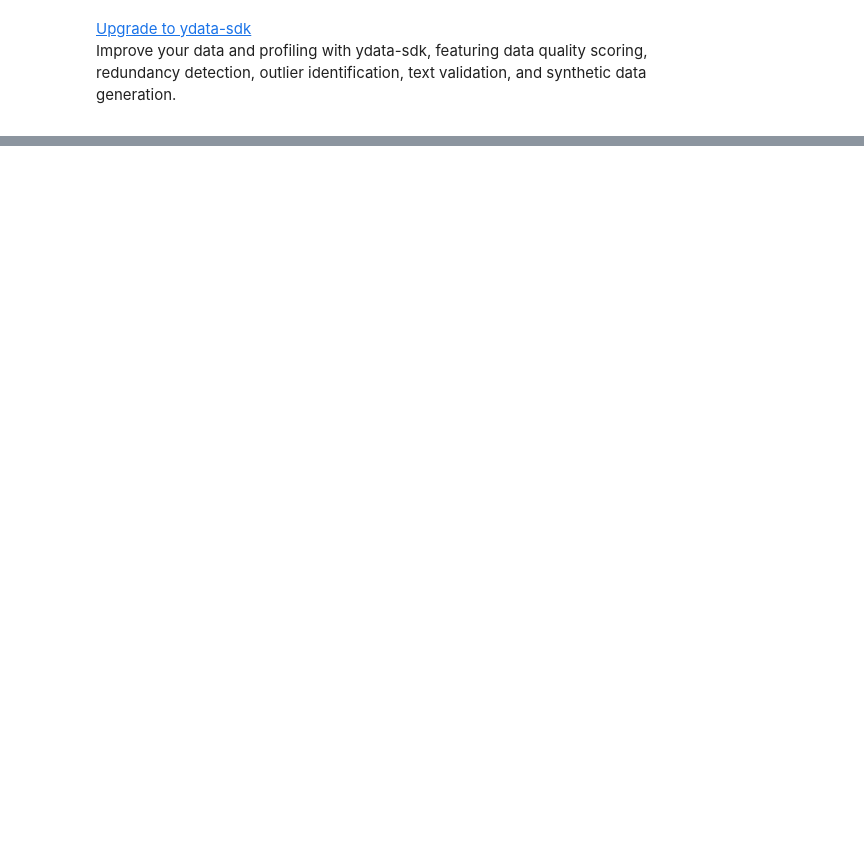
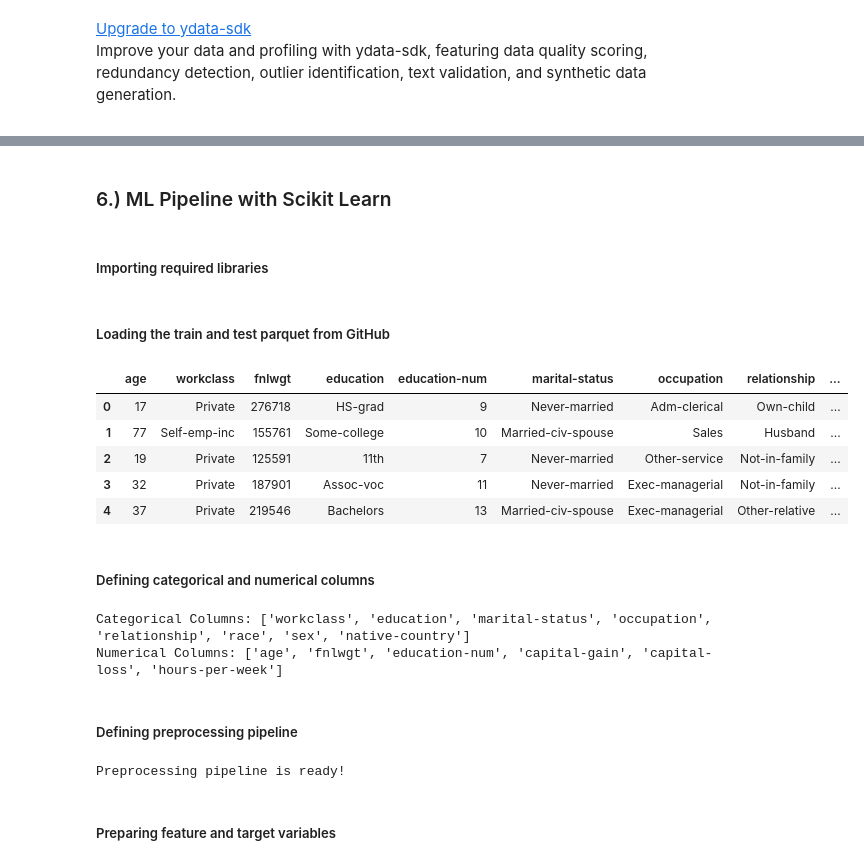
Before and after one commit to ParasharAayush/MLOps_Adult_Income_Dataset, a Jupyter notebook: Notebook 1.ipynb, the cells around one changed output, grey strips where cells are left out. Drawn from its saved outputs; the diff is of its cells as text; code cells hidden in the pictures; blank space fills up the shorter version.

```diff
--- a/Notebook 1.ipynb
+++ b/Notebook 1.ipynb
@@ -129,0 +129,4 @@ NameError: name 'pd' is not defined
+# %% [markdown]
+### 6.) ML Pipeline with Scikit Learn
+# %% [markdown]
+##### Importing required libraries
@@ -129,0 +142,68 @@ NameError: name 'pd' is not defined
+# %% [markdown]
+##### Loading the train and test parquet from GitHub
+# %%
+# Define GitHub Raw URL
+train_url = "https://raw.githubusercontent.com/ParasharAayush/MLOps_Adult_Income_Dataset/main/Datasets/train.parquet"
+test_url = "https://raw.githubusercontent.com/ParasharAayush/MLOps_Adult_Income_Dataset/main/Datasets/test.parquet"
+
+# Load train and test datasets
+df = pd.read_parquet(train_url, engine="pyarrow")
+test_df = pd.read_parquet(test_url, engine="pyarrow")
+
+# Display first few rows of the training dataset
+df.head()
+# %% [output]
+|  | age | workclass | fnlwgt | education | education-num | marital-status | occupation | relationship | ... |
+| 0 | 17 | Private | 276718 | HS-grad | 9 | Never-married | Adm-clerical | Own-child | ... |
+| 1 | 77 | Self-emp-inc | 155761 | Some-college | 10 | Married-civ-spouse | Sales | Husband | ... |
+| 2 | 19 | Private | 125591 | 11th | 7 | Never-married | Other-service | Not-in-family | ... |
+| 3 | 32 | Private | 187901 | Assoc-voc | 11 | Never-married | Exec-managerial | Not-in-family | ... |
+| 4 | 37 | Private | 219546 | Bachelors | 13 | Married-civ-spouse | Exec-managerial | Other-relative | ... |
+# %% [markdown]
+##### Defining categorical and numerical columns
+# %%
+# Define categorical and numerical columns
+categorical_cols = [
+    "workclass", "education", "marital-status", "occupation",
+    "relationship", "race", "sex", "native-country"
+]
+
+numerical_cols = [
+    "age", "fnlwgt", "education-num", "capital-gain", "capital-loss", "hours-per-week"
+]
+
+# Print column classification
+print("Categorical Columns:", categorical_cols)
+print("Numerical Columns:", numerical_cols)
+# %% [output]
+Categorical Columns: ['workclass', 'education', 'marital-status', 'occupation', 'relationship', 'race', 'sex', 'native-country']
+Numerical Columns: ['age', 'fnlwgt', 'education-num', 'capital-gain', 'capital-loss', 'hours-per-week']
+# %% [markdown]
+##### Defining preprocessing pipeline
+# %%
+# Categorical preprocessing: Fill missing values & One-Hot Encoding
+categorical_transformer = Pipeline(steps=[
+    ("imputer", SimpleImputer(strategy="most_frequent")),
+    ("encoder", OneHotEncoder(handle_unknown="ignore"))
+])
+
+# Numerical preprocessing: Fill missing values & Scale
+numerical_transformer = Pipeline(steps=[
+    ("imputer", SimpleImputer(strategy="mean")),
+    ("scaler", StandardScaler())
+])
+
+# Combine both transformations into a ColumnTransformer
+preprocessor = ColumnTransformer(transformers=[
+    ("num", numerical_transformer, numerical_cols),
+    ("cat", categorical_transformer, categorical_cols)
+])
+
+# Fit the preprocessor on the full training dataset (df)
+preprocessor.fit(df.drop(columns=["income"]))
+
+print("Preprocessing pipeline is ready!")
+# %% [output]
+Preprocessing pipeline is ready!
+# %% [markdown]
+##### Preparing feature and target variables
```
Also changed, not shown: parts of 29 cells of this notebook.
